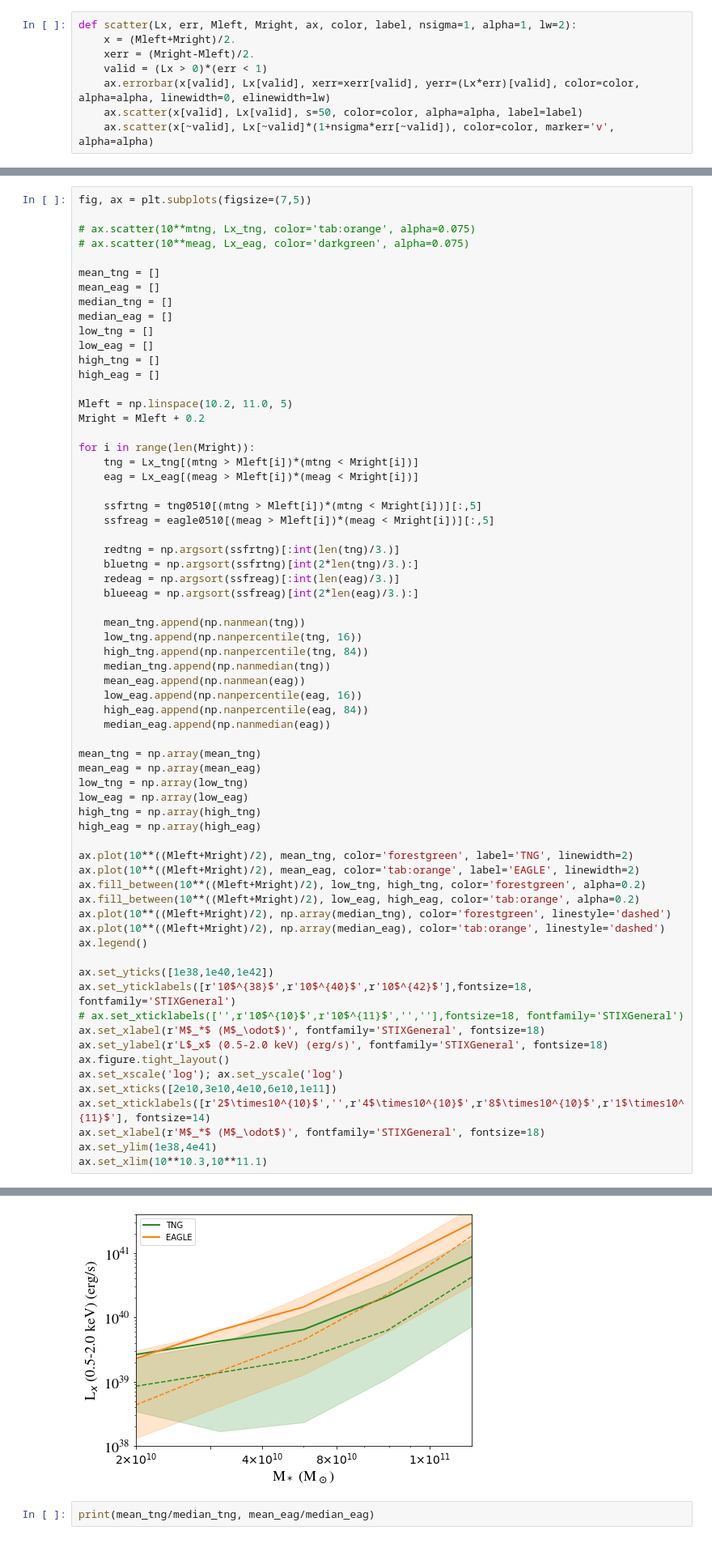
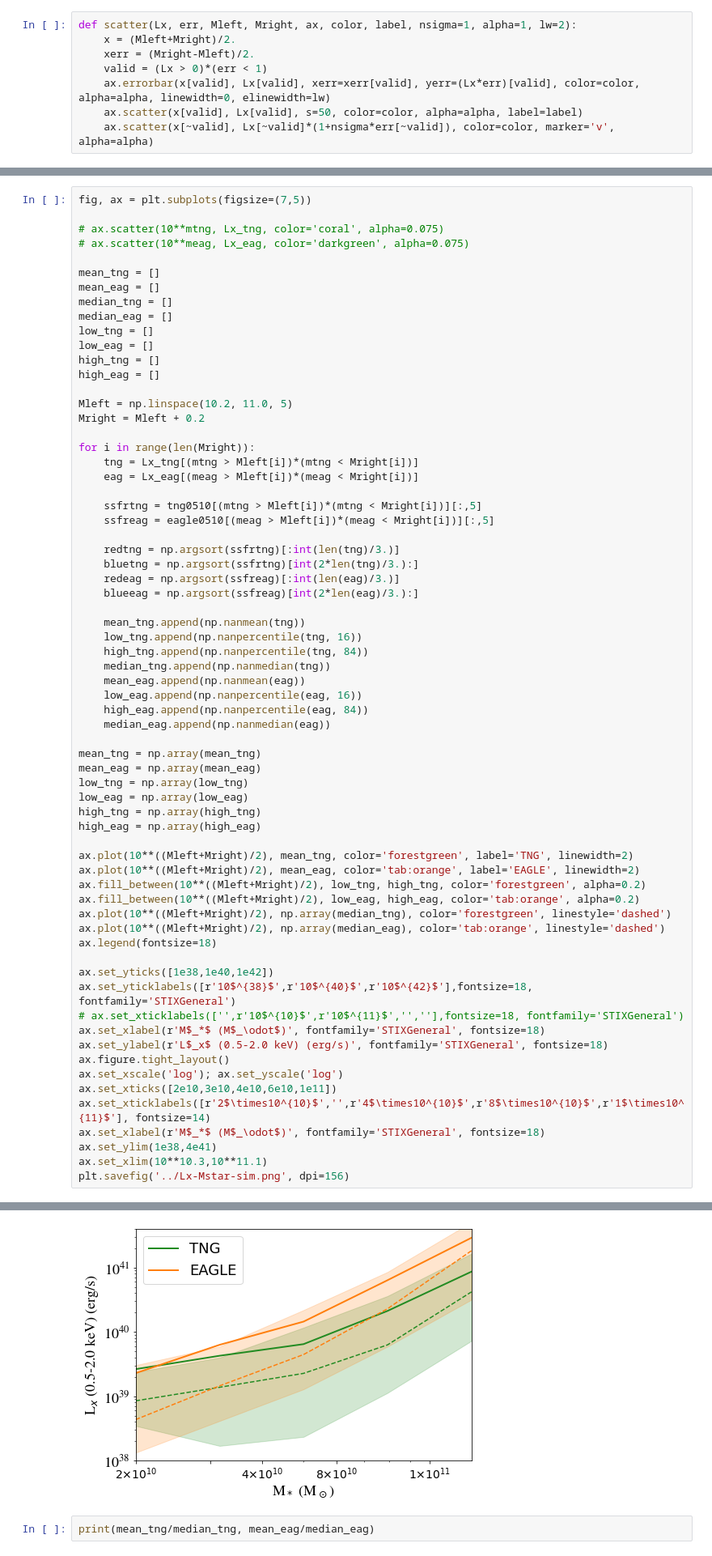
Before and after one commit to milchada/eFEDS, a Jupyter notebook: stacking_analysis.ipynb, the cells around one changed output, grey strips where cells are left out. Shown at 81% size. Saved outputs shown, nothing was run; the diff lists cells and outputs as text.

```diff
--- a/stacking_analysis.ipynb
+++ b/stacking_analysis.ipynb
@@ -986,7 +883,7 @@ sb_err_high_q_raw[:,-1], sb_err_high_q_lxrb[:,-1], sb_err_high_q_xrb[:,-1]
 # %%
 fig, ax = plt.subplots(figsize=(7,5))
 
-# ax.scatter(10**mtng, Lx_tng, color='tab:orange', alpha=0.075)
+# ax.scatter(10**mtng, Lx_tng, color='coral', alpha=0.075)
 # ax.scatter(10**meag, Lx_eag, color='darkgreen', alpha=0.075)
 
 mean_tng = []
@@ -1035,7 +932,7 @@ ax.fill_between(10**((Mleft+Mright)/2), low_tng, high_tng, color='forestgreen',
 ax.fill_between(10**((Mleft+Mright)/2), low_eag, high_eag, color='tab:orange', alpha=0.2)
 ax.plot(10**((Mleft+Mright)/2), np.array(median_tng), color='forestgreen', linestyle='dashed')
 ax.plot(10**((Mleft+Mright)/2), np.array(median_eag), color='tab:orange', linestyle='dashed')
-ax.legend()
+ax.legend(fontsize=18)
 
 ax.set_yticks([1e38,1e40,1e42])
 ax.set_yticklabels([r'10$^{38}$',r'10$^{40}$',r'10$^{42}$'],fontsize=18, fontfamily='STIXGeneral')
@@ -1049,4 +946,5 @@ ax.set_xticklabels([r'2$\times10^{10}$','',r'4$\times10^{10}$',r'8$\times10^{10}
 ax.set_xlabel(r'M$_*$ (M$_\odot$)', fontfamily='STIXGeneral', fontsize=18)
 ax.set_ylim(1e38,4e41)
 ax.set_xlim(10**10.3,10**11.1)
+plt.savefig('../Lx-Mstar-sim.png', dpi=156)
 # %% [output]
@@ -1054,4 +951,4 @@ ax.set_xlim(10**10.3,10**11.1)
-[figure, old version]
+[figure, new version]
 # %%
 print(mean_tng/median_tng, mean_eag/median_eag)
 # %% [output]
```
Also changed, not shown: parts of 31 cells of this notebook, 7 other files.
